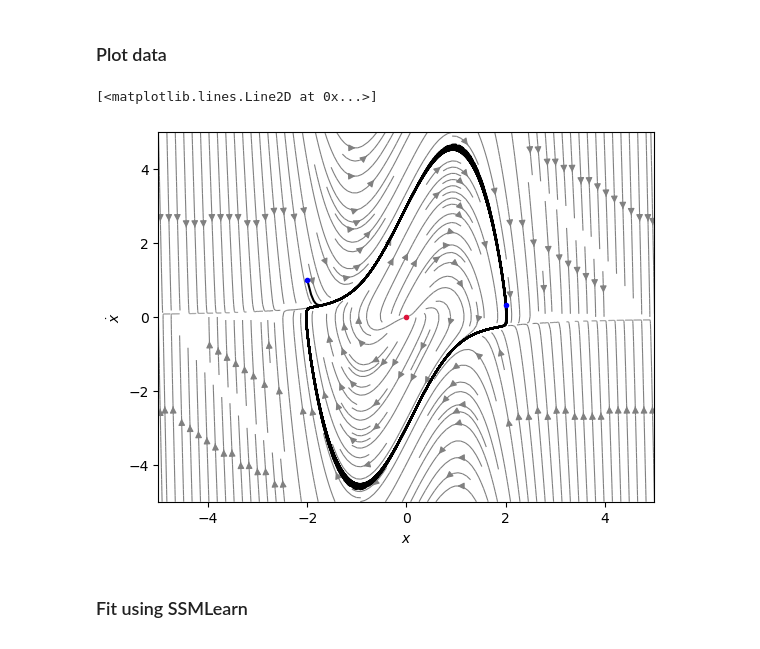
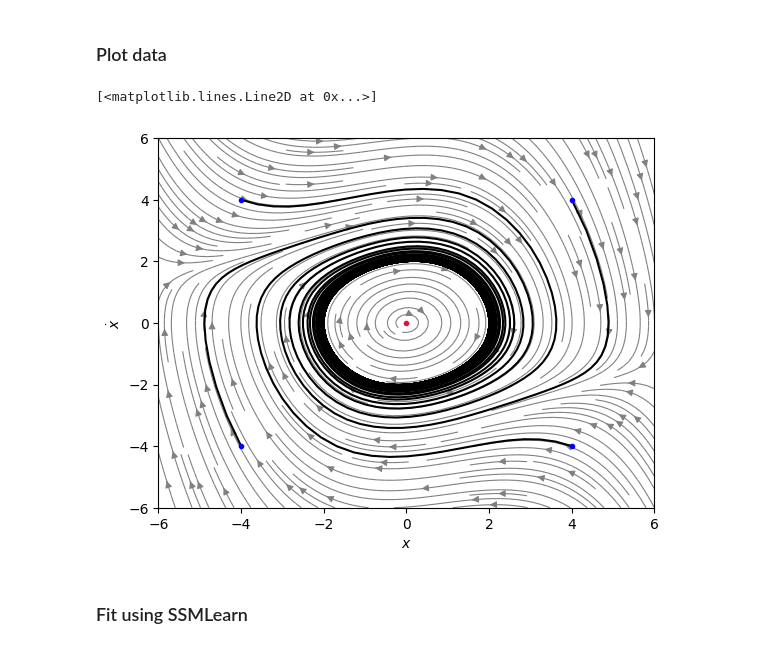
Before and after one commit to flnt/SSMLearnPy, a Jupyter notebook: examples/vanderpol.ipynb, the cells around one changed output. Saved outputs shown, nothing was run; the diff lists cells and outputs as text; code cells hidden in the pictures.

```diff
--- a/examples/vanderpol.ipynb
+++ b/examples/vanderpol.ipynb
@@ -68,7 +54,7 @@ for e in eigenvals:
 \[\lambda =  \frac{\delta}{2} - \frac{\sqrt{\left(\delta - 2\right) \left(\delta + 2\right)}}{2}\]
 \[\lambda =  \frac{\delta}{2} + \frac{\sqrt{\left(\delta - 2\right) \left(\delta + 2\right)}}{2}\]
 # %%
-deltaa = 2.68
+deltaa = 0.1
 # %% [markdown]
 For damping $\delta = 0.1$, we have
 
@@ -85,8 +71,10 @@ t = np.linspace(0, 100, 1001)
 dt = t[1] - t[0]
 # %%
 # Initial conditions
-ic_0 = np.array([-2.0, 1.0])
-ic_1 = np.array([2.0, .321])
+ic_0 = np.array([4.0, 4.0])
+ic_1 = np.array([-4.0, 4.0])
+ic_2 = np.array([4.0, -4.0])
+ic_3 = np.array([-4.0, -4.0])
 # %%
 # Numerical solutions
 sol_0 = solve_ivp(vectorfield, [t[0], t[-1]], ic_0, t_eval=t)
@@ -94,5 +84,5 @@ sol_1 = solve_ivp(vectorfield, [t[0], t[-1]], ic_1, t_eval=t)
 # %%
 # Reshape solutions into array "trajectories"
-trajectories = [sol_0.y - np.array([1,0]).reshape(-1,1), sol_1.y - np.array([1,0]).reshape(-1,1)]
+trajectories = [sol_0.y - np.array([1,0]).reshape(-1,1), sol_1.y - np.array([1,0]).reshape(-1,1), sol_2.y - np.array([1,0]).reshape(-1,1), sol_3.y - np.array([1,0]).reshape(-1,1)]
 # Array containing time spawn
-times = [t, t]
+times = [t, t, t, t]
@@ -99,26 +94,28 @@ times = [t, t]
 # %% [markdown]
 ### Plot data
 # %%
-xx = np.linspace(-5, 5, 30)
-yy = np.linspace(-5, 5, 30)
+xx = np.linspace(-6, 6, 30)
+yy = np.linspace(-6, 6, 30)
 Xmesh, Ymesh = np.meshgrid(xx, yy)
 grid = np.vstack((Xmesh.ravel(), Ymesh.ravel()))
 U, V = vectorfield(0, grid)
 U = U.reshape(Xmesh.shape)
 V = V.reshape(Xmesh.shape)
 
 plt.streamplot(Xmesh, Ymesh, U, V, color='grey', linewidth = 0.8, density = 2)
 plt.xlabel('$x$')
 plt.ylabel('$\\dot{x}$')
 
 for t in trajectories:
     plt.plot(t[0,:]+1, t[1,:], '-', c='black')
 plt.plot(0,0, '.', c='crimson')
 plt.plot(ic_0[0],ic_0[1], '.', c='blue')
 plt.plot(ic_1[0],ic_1[1], '.', c='blue')
+plt.plot(ic_2[0],ic_2[1], '.', c='blue')
+plt.plot(ic_3[0],ic_3[1], '.', c='blue')
 # %% [output]
 [<matplotlib.lines.Line2D at 0x...>]
-[figure, old version]
+[figure, new version]
 # %% [markdown]
 ### Fit using SSMLearn
 # %%
```
Also changed, not shown: parts of 32 cells of this notebook, 2 other files.
